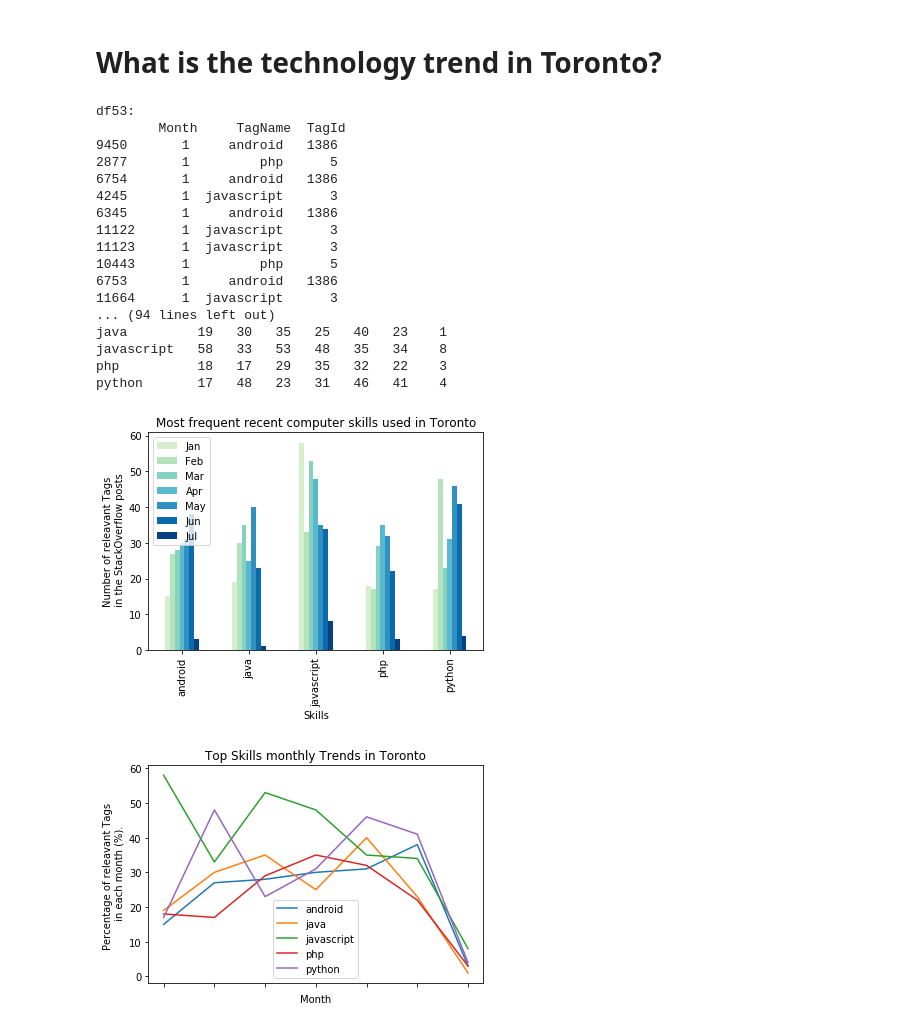
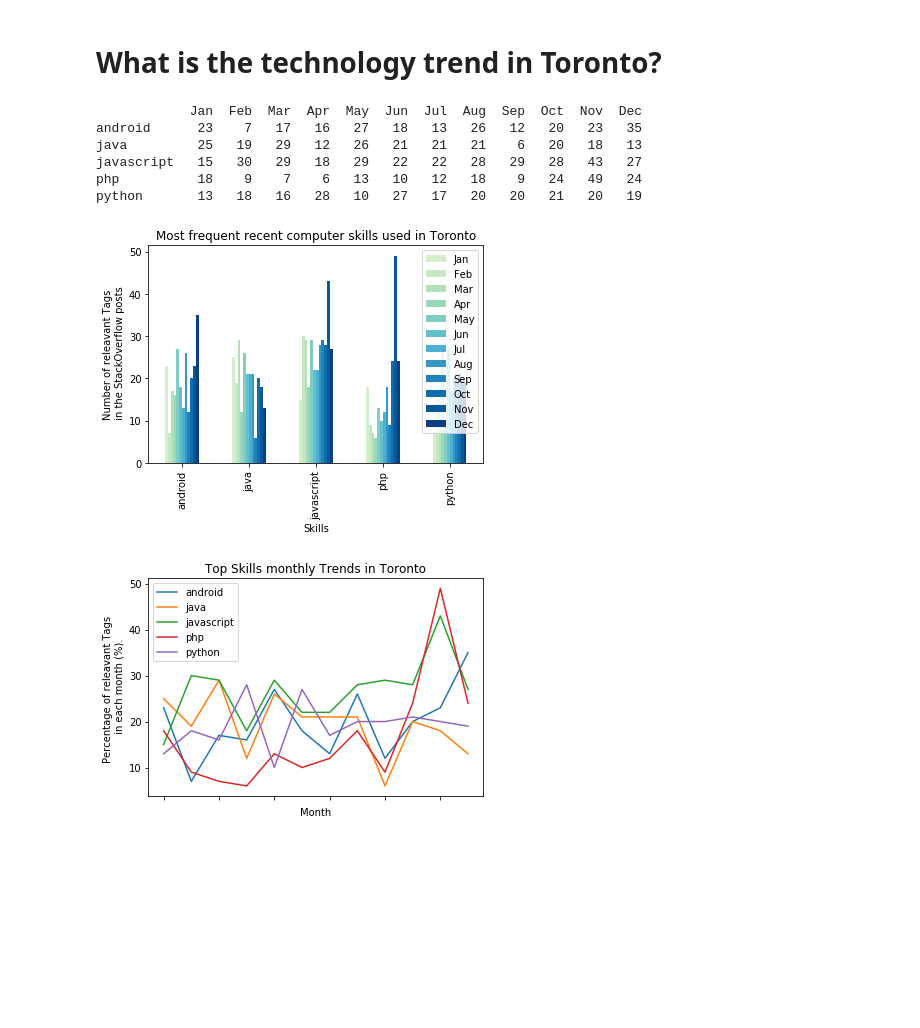
Before and after one commit to SMarjanAlavi/Stack, a Jupyter notebook: StackCity.ipynb, the cells around one changed output. Drawn from its saved outputs; the diff is of its cells as text; code cells hidden in the pictures; blank space fills up the shorter version.

```diff
--- a/StackCity.ipynb
+++ b/StackCity.ipynb
@@ -12,7 +12,11 @@ import datetime
 
 # Read the data from the result of the query file
 # Downloaded from "https://data.stackexchange.com/stackoverflow/query/878134/toronto"
-df=pd.read_csv("Toronto20170708_20180707.csv", sep=',')
+#df=pd.read_csv("Toronto20170708_20180707.csv", sep=',')
+
+df=pd.read_csv("Toronto2017.csv", sep=',')
+
+
 #print (df.head())
 locations = set(df['Location'].tolist())
 #print(locations)
@@ -52,46 +56,35 @@ Most frequent recent computer skills used in Toronto
 # %%
 df50 = df.loc[:, ['Date','TagName','TagId']].sort_values(('Date'),ascending=True)
 df51 = df50.drop(df50[(~df50['TagName'].isin(most_frequent_skills))].index)
 df51['Date'] = pd.to_datetime(df51.Date, format='%Y-%m-%d')
 df51['Month'] = pd.DatetimeIndex(df51['Date']).month
 df51['Year'] = pd.DatetimeIndex(df51['Date']).year
 df52 = df51.loc[:,['Year','Month', 'TagName', 'TagId']]
-df53 = df52.drop(df52[(df52['Year'] != 2018)].index)
+df53 = df52.drop(df52[(df52['Year'] != 2017)].index)
 df53 = df53.drop(columns = 'Year')
-print('df53:\n',df53)
+#print('df53:\n',df53)
 df55 = df53.groupby(['TagName', 'Month']).agg({'count'}).sort_values(('TagId','count'),ascending=False)
-print('d55:\n', df55)
+#print('d55:\n', df55)
 data = pd.DataFrame()
 month_list = []
 for i in df53['Month'].unique():
     MM = df55.xs(i, level = 1)
     month_list.append(calendar.month_abbr[i])
     data = pd.concat([data,MM], axis=1, join='outer')
 data.columns = month_list
 print(data)
-colors = plt.cm.GnBu(np.linspace(0.2, 1, 7))
+colors = plt.cm.GnBu(np.linspace(0.2, 1, 12))
 fig = data.plot.bar(title = 'Most frequent recent computer skills used in Toronto', color=colors);
 fig.set_xlabel("Skills");
 fig.set_ylabel("Number of releavant Tags\n in the StackOverflow posts");
 # %% [output]
-df53:
-        Month     TagName  TagId
-9450       1     android   1386
-2877       1         php      5
-6754       1     android   1386
-4245       1  javascript      3
-6345       1     android   1386
-11122      1  javascript      3
-11123      1  javascript      3
-10443      1         php      5
-6753       1     android   1386
-11664      1  javascript      3
-... (94 lines left out)
-java         19   30   35   25   40   23    1
-javascript   58   33   53   48   35   34    8
-php          18   17   29   35   32   22    3
-python       17   48   23   31   46   41    4
+            Jan  Feb  Mar  Apr  May  Jun  Jul  Aug  Sep  Oct  Nov  Dec
+android      23    7   17   16   27   18   13   26   12   20   23   35
+java         25   19   29   12   26   21   21   21    6   20   18   13
+javascript   15   30   29   18   29   22   22   28   29   28   43   27
+php          18    9    7    6   13   10   12   18    9   24   49   24
+python       13   18   16   28   10   27   17   20   20   21   20   19
-[figure, old version]
+[figure, new version]
 # %%
 data.T.plot()
 plt.legend(loc='best')
@@ -100,7 +93,7 @@ plt.xlabel("Month");
 plt.ylabel("Percentage of releavant Tags \n in each month (%).");
 plt.show()
 # %% [output]
-[figure, old version]
+[figure, new version]
 # %%
 df70 = df.loc[:, ['Date','TagName','TagId']].sort_values(('Date'),ascending=True)
 #df71 = df50.drop(df50[(~df50['TagName'].isin(most_frequent_skills))].index)
```
Also changed, not shown: parts of 2 cells of this notebook, 10 other files.
